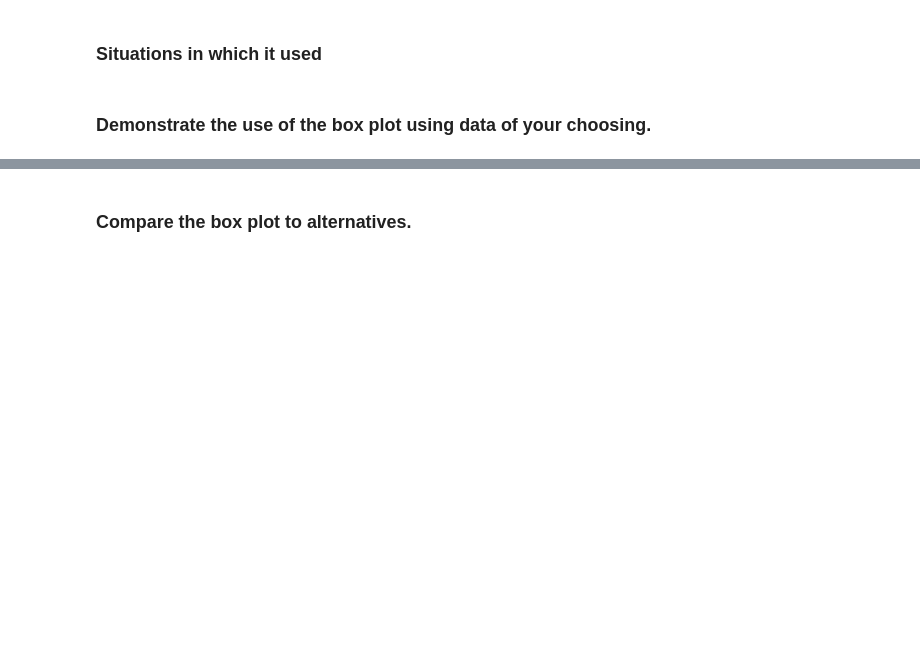
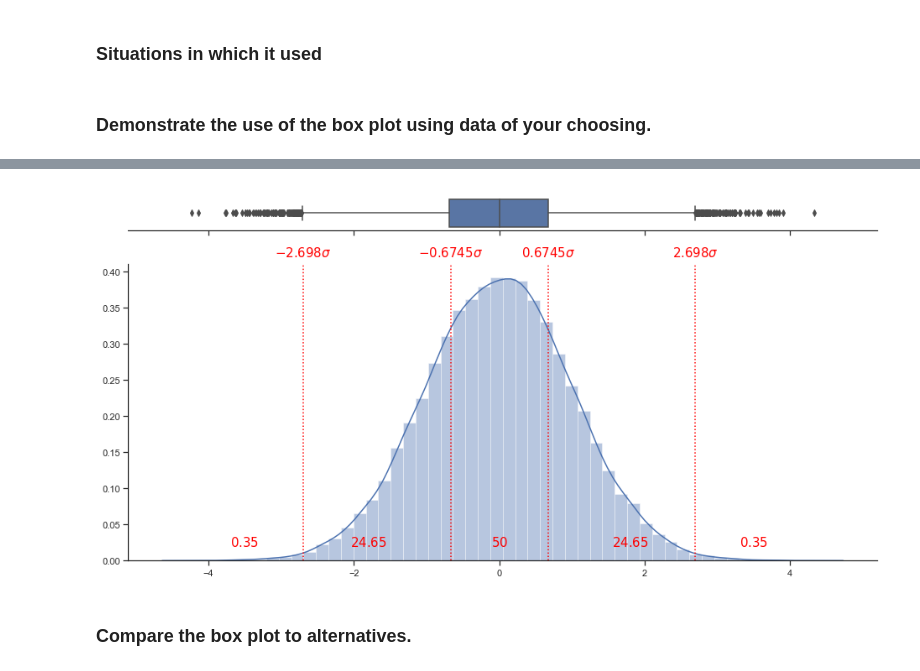
Before and after one commit to G00364778/52446_project, a Jupyter notebook: the_box_plot.ipynb, the cells around one changed output, grey strips where cells are left out. Cells and saved outputs as stored; diff of their text form; code cells hidden in the pictures; blank space fills up the shorter version.

Commit message:
add boxplot over distplot for discussion purposes

```diff
--- a/the_box_plot.ipynb
+++ b/the_box_plot.ipynb
@@ -95,6 +95,44 @@ The percentiles divides the dataset into quarters where the borders of of the qu
 - "minimum":
 
 #### The Out-liers
+# %%
+import warnings
+warnings.simplefilter(action='ignore', category=FutureWarning)
+import numpy as np
+import seaborn as sns
+import matplotlib.pyplot as plt
+
+plt.style.use('ggplot')
+plt.rcParams['figure.figsize'] = 16, 8
+sns.set(style="ticks")
+
+x = np.random.randn(30000)
+f, (ax_box, ax_hist) = plt.subplots(2, sharex=True, gridspec_kw={"height_ratios": (.10, .85)})
+
+sns.boxplot(x, ax=ax_box)
+sns.distplot(x, ax=ax_hist)
+plt.axvline(x=-2.698, color='red', linestyle=':')
+plt.axvline(x=-0.67, color='red', linestyle=':')
+plt.axvline(x= 0.67, color='red', linestyle=':')
+plt.axvline(x= 2.698, color='red', linestyle=':')
+
+plt.text(-2.698,0.42,r'$-2.698\sigma$',size=15, color='red', horizontalalignment='center')
+plt.text(-0.6745,0.42,r'$-0.6745\sigma$',size=15, color='red', horizontalalignment='center')
+plt.text( 0.6745,0.42,r'$ 0.6745\sigma$',size=15, color='red', horizontalalignment='center')
+plt.text( 2.698,0.42,r'$ 2.698\sigma$',size=15, color='red', horizontalalignment='center')
+
+plt.text(0,0.02,r'$50%$',size=15, color='red', horizontalalignment='center')
+plt.text(-1.8,0.02,r'$24.65%$',size=15, color='red', horizontalalignment='center')
+plt.text(1.8,0.02,r'$24.65%$',size=15, color='red', horizontalalignment='center')
+plt.text(-3.5,0.02,r'$0.35%$',size=15, color='red', horizontalalignment='center')
+plt.text(3.5,0.02,r'$0.35%$',size=15, color='red', horizontalalignment='center')
+
+
+ax_box.set(yticks=[])
+sns.despine(ax=ax_hist)
+sns.despine(ax=ax_box, left=True)
+# %% [output]
+[figure, added]
 # %% [markdown]
 ### Compare the box plot to alternatives.
 # %% [markdown]
```
